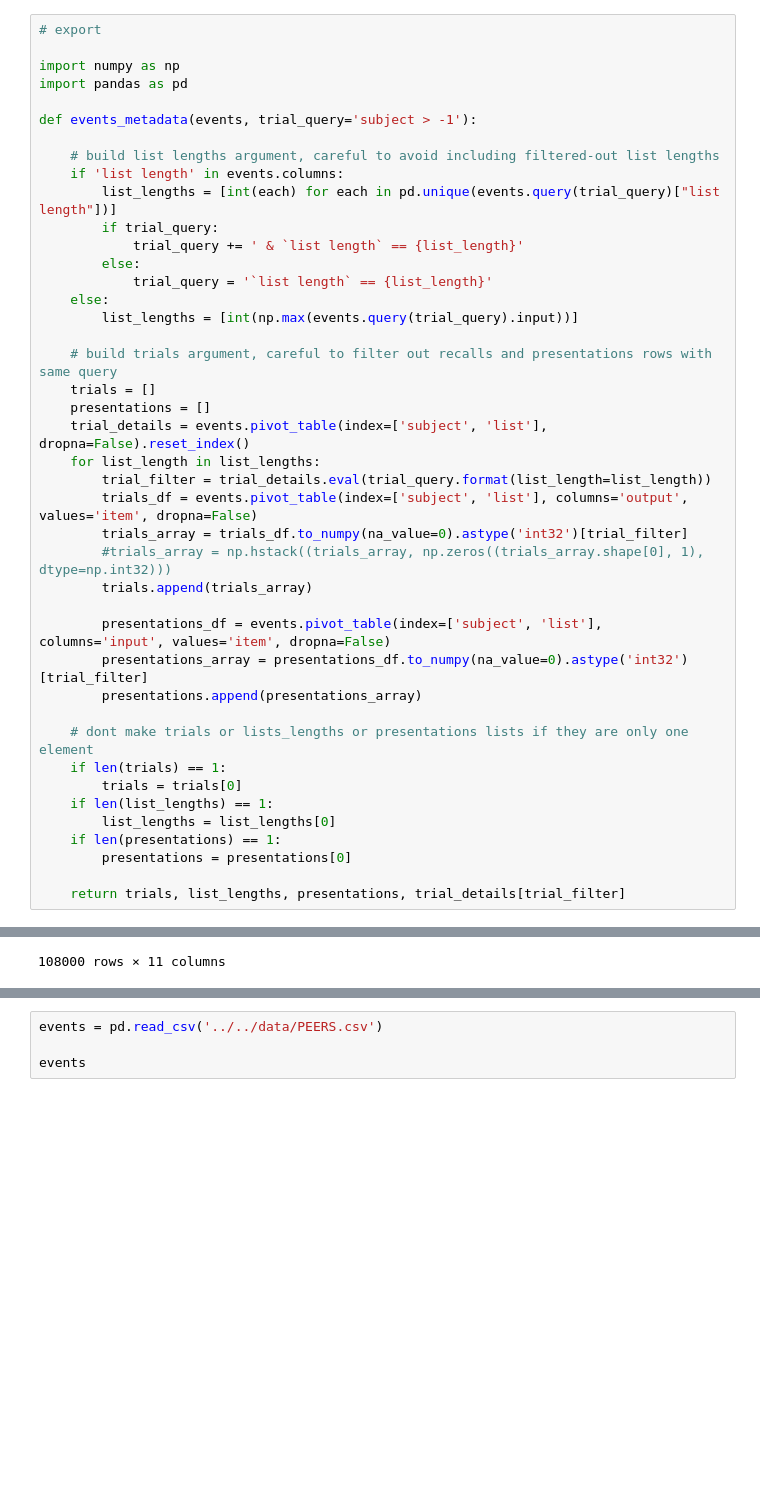
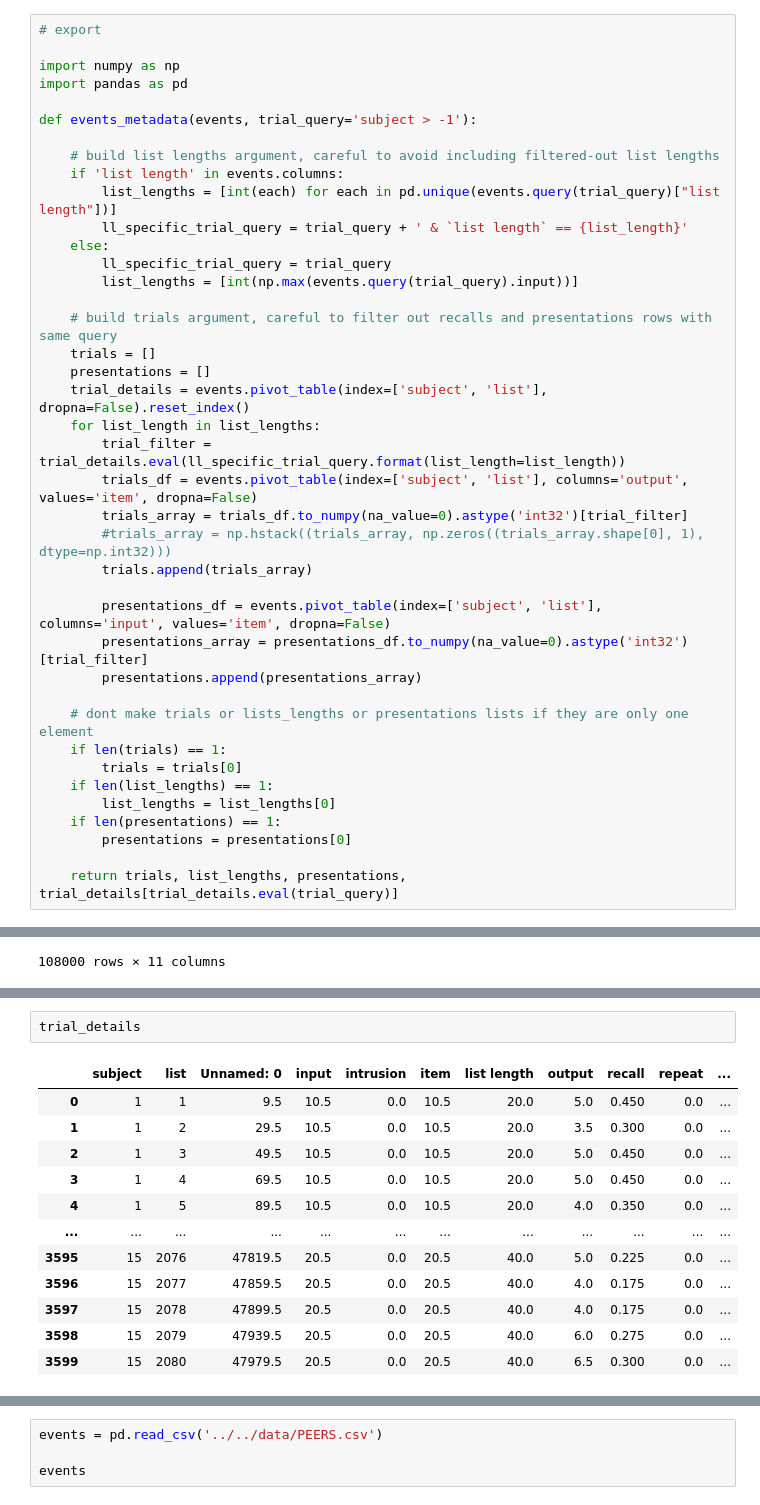
Before and after one commit to githubpsyche/compmemlearn, a Jupyter notebook: library/datasets/Events_Metadata.ipynb, the cells around one changed output, grey strips where cells are left out. Drawn from its saved outputs; the diff is of its cells as text; blank space fills up the shorter version.

```diff
--- a/library/datasets/Events_Metadata.ipynb
+++ b/library/datasets/Events_Metadata.ipynb
@@ -11,11 +11,9 @@ def events_metadata(events, trial_query='subject > -1'):
     # build list lengths argument, careful to avoid including filtered-out list lengths
     if 'list length' in events.columns:
         list_lengths = [int(each) for each in pd.unique(events.query(trial_query)["list length"])]
-        if trial_query:
-            trial_query += ' & `list length` == {list_length}'
-        else:
-            trial_query = '`list length` == {list_length}'
+        ll_specific_trial_query = trial_query + ' & `list length` == {list_length}'
     else:
+        ll_specific_trial_query = trial_query
         list_lengths = [int(np.max(events.query(trial_query).input))]
 
     # build trials argument, careful to filter out recalls and presentations rows with same query
@@ -23,7 +21,7 @@ def events_metadata(events, trial_query='subject > -1'):
     presentations = []
     trial_details = events.pivot_table(index=['subject', 'list'], dropna=False).reset_index()
     for list_length in list_lengths:
-        trial_filter = trial_details.eval(trial_query.format(list_length=list_length))
+        trial_filter = trial_details.eval(ll_specific_trial_query.format(list_length=list_length))
         trials_df = events.pivot_table(index=['subject', 'list'], columns='output', values='item', dropna=False)
         trials_array = trials_df.to_numpy(na_value=0).astype('int32')[trial_filter]
         #trials_array = np.hstack((trials_array, np.zeros((trials_array.shape[0], 1), dtype=np.int32)))
@@ -41,7 +39,7 @@ def events_metadata(events, trial_query='subject > -1'):
     if len(presentations) == 1:
         presentations = presentations[0]
 
-    return trials, list_lengths, presentations, trial_details[trial_filter]
+    return trials, list_lengths, presentations, trial_details[trial_details.eval(trial_query)]
 # %%
 events = pd.read_csv('../../data/Murdock1962.csv')
 
@@ -68,0 +67,15 @@ np.shape(trials), np.shape(presentations), np.shape(trial_details)
+# %%
+trial_details
+# %% [output]
+|  | subject | list | Unnamed: 0 | input | intrusion | item | list length | output | recall | repeat | ... |
+| 0 | 1 | 1 | 9.5 | 10.5 | 0.0 | 10.5 | 20.0 | 5.0 | 0.450 | 0.0 | ... |
+| 1 | 1 | 2 | 29.5 | 10.5 | 0.0 | 10.5 | 20.0 | 3.5 | 0.300 | 0.0 | ... |
+| 2 | 1 | 3 | 49.5 | 10.5 | 0.0 | 10.5 | 20.0 | 5.0 | 0.450 | 0.0 | ... |
+| 3 | 1 | 4 | 69.5 | 10.5 | 0.0 | 10.5 | 20.0 | 5.0 | 0.450 | 0.0 | ... |
+| 4 | 1 | 5 | 89.5 | 10.5 | 0.0 | 10.5 | 20.0 | 4.0 | 0.350 | 0.0 | ... |
+| ... | ... | ... | ... | ... | ... | ... | ... | ... | ... | ... | ... |
+| 3595 | 15 | 2076 | 47819.5 | 20.5 | 0.0 | 20.5 | 40.0 | 5.0 | 0.225 | 0.0 | ... |
+| 3596 | 15 | 2077 | 47859.5 | 20.5 | 0.0 | 20.5 | 40.0 | 4.0 | 0.175 | 0.0 | ... |
+| 3597 | 15 | 2078 | 47899.5 | 20.5 | 0.0 | 20.5 | 40.0 | 4.0 | 0.175 | 0.0 | ... |
+| 3598 | 15 | 2079 | 47939.5 | 20.5 | 0.0 | 20.5 | 40.0 | 6.0 | 0.275 | 0.0 | ... |
+| 3599 | 15 | 2080 | 47979.5 | 20.5 | 0.0 | 20.5 | 40.0 | 6.5 | 0.300 | 0.0 | ... |
```
Also changed, not shown: parts of 2 cells of this notebook, 19 other files.
